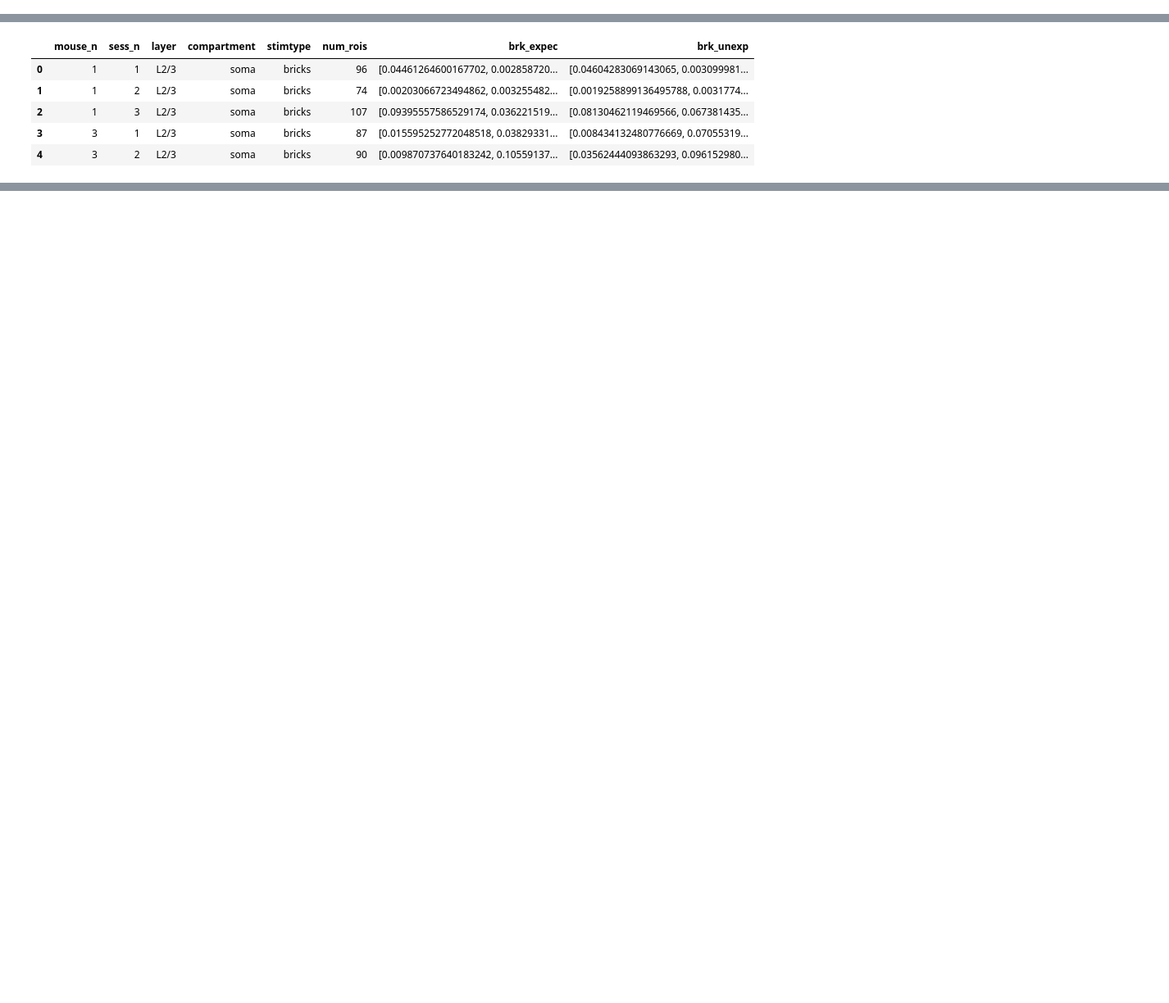
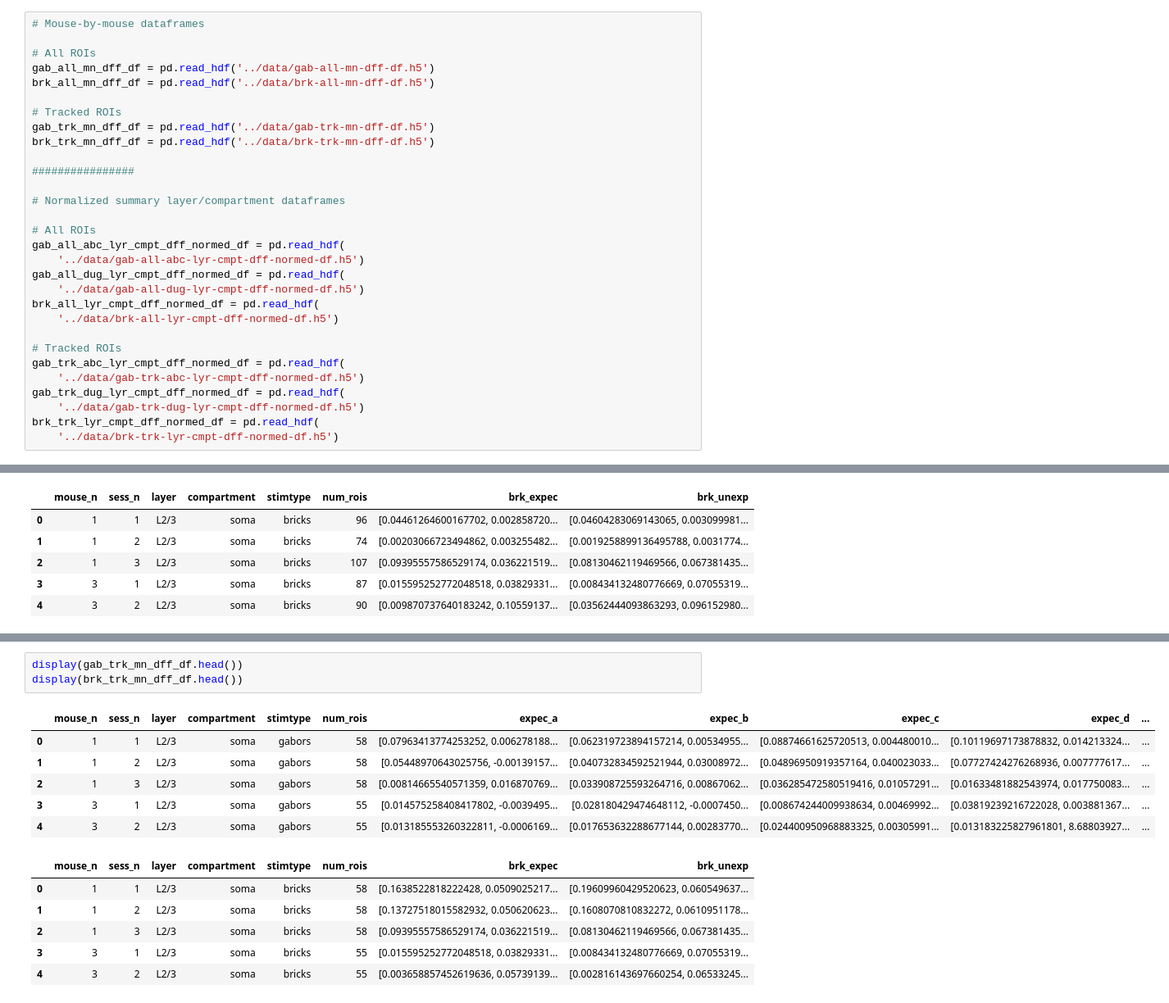
Before and after one commit to colleenjg/OpenScope_CA_Analysis, a Jupyter notebook: analysis/jp/notebooks/mean-dff-changes-over-days--generate-and-plot-data.ipynb, the cells around one changed output, grey strips where cells are left out. Shown at 82% size. Saved outputs shown, nothing was run; the diff lists cells and outputs as text; blank space fills up the shorter version.

```diff
--- a/analysis/jp/notebooks/mean-dff-changes-over-days--generate-and-plot-data.ipynb
+++ b/analysis/jp/notebooks/mean-dff-changes-over-days--generate-and-plot-data.ipynb
@@ -543,0 +180,30 @@ brk_all_mn_dff_df = pd.read_hdf('../data/brk-all-mn-dff-df.h5')
+# %%
+# Mouse-by-mouse dataframes
+
+# All ROIs
+gab_all_mn_dff_df = pd.read_hdf('../data/gab-all-mn-dff-df.h5')
+brk_all_mn_dff_df = pd.read_hdf('../data/brk-all-mn-dff-df.h5')
+
+# Tracked ROIs
+gab_trk_mn_dff_df = pd.read_hdf('../data/gab-trk-mn-dff-df.h5')
+brk_trk_mn_dff_df = pd.read_hdf('../data/brk-trk-mn-dff-df.h5')
+
+################
+
+# Normalized summary layer/compartment dataframes
+
+# All ROIs
+gab_all_abc_lyr_cmpt_dff_normed_df = pd.read_hdf(
+    '../data/gab-all-abc-lyr-cmpt-dff-normed-df.h5')
+gab_all_dug_lyr_cmpt_dff_normed_df = pd.read_hdf(
+    '../data/gab-all-dug-lyr-cmpt-dff-normed-df.h5')
+brk_all_lyr_cmpt_dff_normed_df = pd.read_hdf(
+    '../data/brk-all-lyr-cmpt-dff-normed-df.h5')
+
+# Tracked ROIs
+gab_trk_abc_lyr_cmpt_dff_normed_df = pd.read_hdf(
+    '../data/gab-trk-abc-lyr-cmpt-dff-normed-df.h5')
+gab_trk_dug_lyr_cmpt_dff_normed_df = pd.read_hdf(
+    '../data/gab-trk-dug-lyr-cmpt-dff-normed-df.h5')
+brk_trk_lyr_cmpt_dff_normed_df = pd.read_hdf(
+    '../data/brk-trk-lyr-cmpt-dff-normed-df.h5')
@@ -2131,0 +228,16 @@ def subplot_layer_compartment(ax, layer, compartment, which_sessns, mouse_ns,
+# %%
+display(gab_trk_mn_dff_df.head())
+display(brk_trk_mn_dff_df.head())
+# %% [output]
+|  | mouse_n | sess_n | layer | compartment | stimtype | num_rois | expec_a | expec_b | expec_c | expec_d | ... |
+| 0 | 1 | 1 | L2/3 | soma | gabors | 58 | [0.07963413774253252, 0.006278188... | [0.062319723894157214, 0.00534955... | [0.08874661625720513, 0.004480010... | [0.10119697173878832, 0.014213324... | ... |
+| 1 | 1 | 2 | L2/3 | soma | gabors | 58 | [0.05448970643025756, -0.00139157... | [0.040732834592521944, 0.03008972... | [0.04896950919357164, 0.040023033... | [0.07727424276268936, 0.007777617... | ... |
+| 2 | 1 | 3 | L2/3 | soma | gabors | 58 | [0.00814665540571359, 0.016870769... | [0.033908725593264716, 0.00867062... | [0.036285472580519416, 0.01057291... | [0.01633481882543974, 0.017750083... | ... |
+| 3 | 3 | 1 | L2/3 | soma | gabors | 55 | [0.014575258408417802, -0.0039495... | [0.028180429474648112, -0.0007450... | [0.008674244009938634, 0.00469992... | [0.03819239216722028, 0.003881367... | ... |
+| 4 | 3 | 2 | L2/3 | soma | gabors | 55 | [0.013185553260322811, -0.0006169... | [0.017653632288677144, 0.00283770... | [0.024400950968883325, 0.00305991... | [0.013183225827961801, 8.68803927... | ... |
+|  | mouse_n | sess_n | layer | compartment | stimtype | num_rois | brk_expec | brk_unexp |
+| 0 | 1 | 1 | L2/3 | soma | bricks | 58 | [0.1638522818222428, 0.0509025217... | [0.19609960429520623, 0.060549637... |
+| 1 | 1 | 2 | L2/3 | soma | bricks | 58 | [0.13727518015582932, 0.050620623... | [0.1608070810832272, 0.0610951178... |
+| 2 | 1 | 3 | L2/3 | soma | bricks | 58 | [0.09395557586529174, 0.036221519... | [0.08130462119469566, 0.067381435... |
+| 3 | 3 | 1 | L2/3 | soma | bricks | 55 | [0.015595252772048518, 0.03829331... | [0.008434132480776669, 0.07055319... |
+| 4 | 3 | 2 | L2/3 | soma | bricks | 55 | [0.003658857452619636, 0.05739139... | [0.002816143697660254, 0.06533245... |
```
Also changed, not shown: parts of 77 cells of this notebook.
